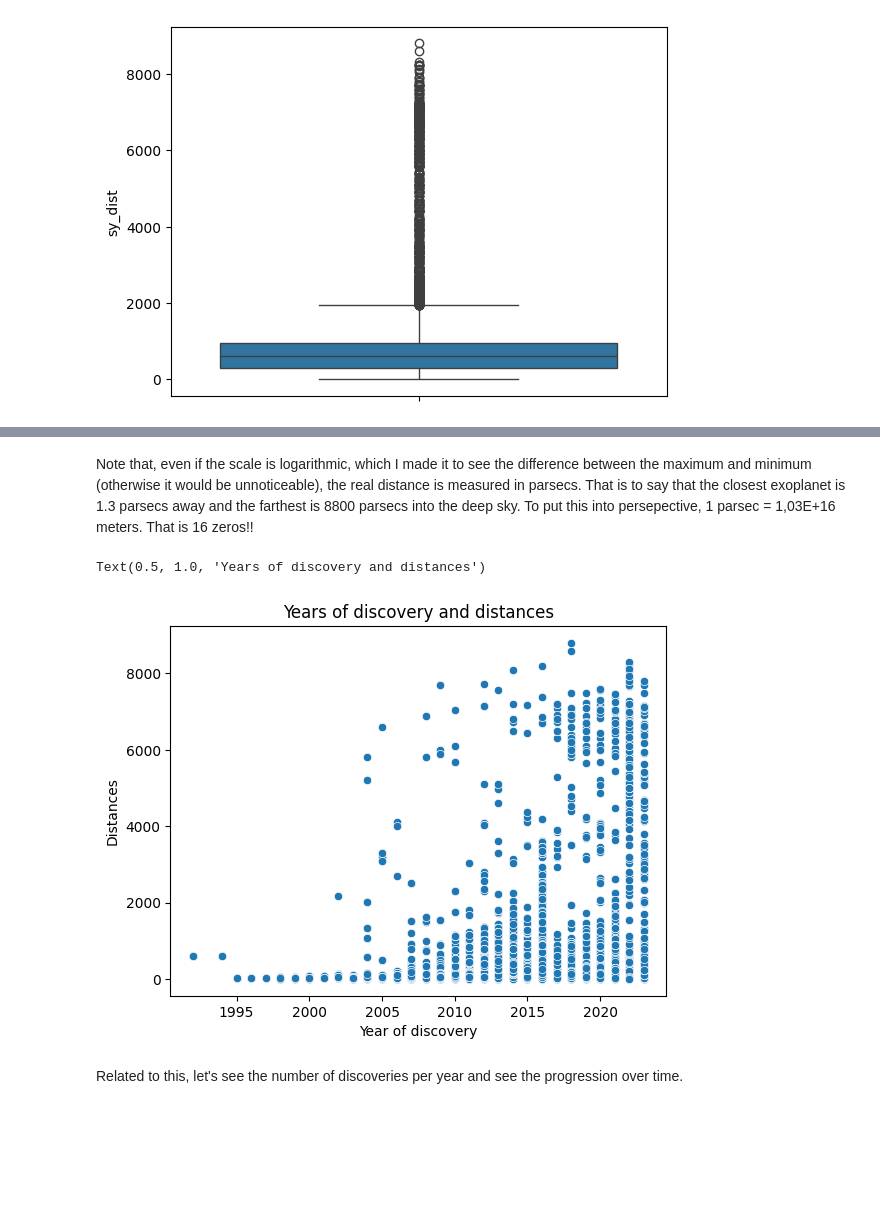
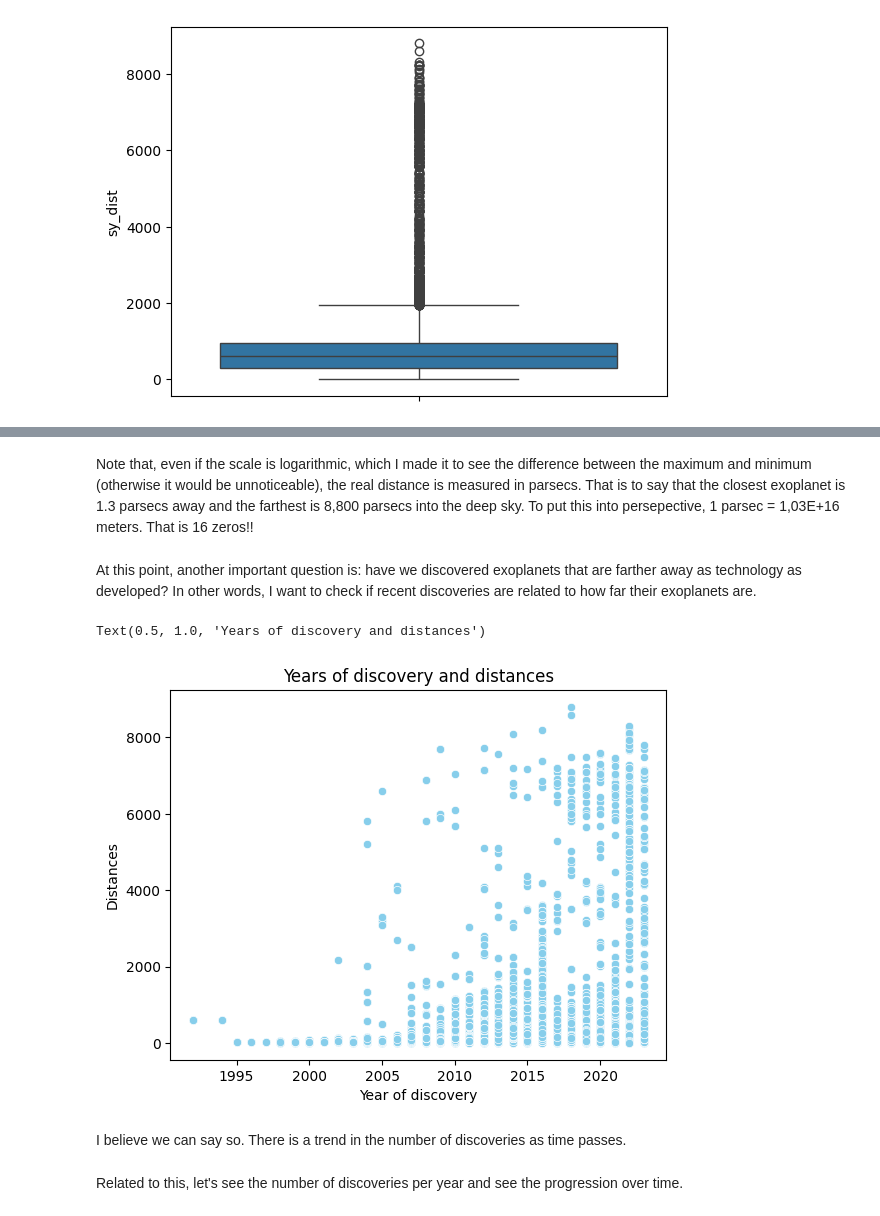
Before and after one commit to AlejandroBlancoFernandez/ExoplanetEDA, a Jupyter notebook: ExoplanetEDA.ipynb, the cells around one changed output, grey strips where cells are left out. Drawn from its saved outputs; the diff is of its cells as text; code cells hidden in the pictures; blank space fills up the shorter version.

```diff
--- a/ExoplanetEDA.ipynb
+++ b/ExoplanetEDA.ipynb
@@ -527,14 +568,18 @@ Text(0.5, 1.0, 'Farthest and closest exoplanets')
 # %% [markdown]
-Note that, even if the scale is logarithmic, which I made it to see the difference between the maximum and minimum (otherwise it would be unnoticeable), the real distance is measured in parsecs. That is to say that the closest exoplanet is 1.3 parsecs away and the farthest is 8800 parsecs into the deep sky. To put this into persepective, 1 parsec = 1,03E+16 meters. That is 16 zeros!!
+Note that, even if the scale is logarithmic, which I made it to see the difference between the maximum and minimum (otherwise it would be unnoticeable), the real distance is measured in parsecs. That is to say that the closest exoplanet is 1.3 parsecs away and the farthest is 8,800 parsecs into the deep sky. To put this into persepective, 1 parsec = 1,03E+16 meters. That is 16 zeros!!
+# %% [markdown]
+At this point, another important question is: have we discovered exoplanets that are farther away as technology as developed? In other words, I want to check if recent discoveries are related to how far their exoplanets are.
 # %%
 # Distances and the year of discovery
-sns.scatterplot(x='disc_year', y='sy_dist', data=df)
+sns.scatterplot(x='disc_year', y='sy_dist', data=df, color='skyblue')
 plt.xlabel('Year of discovery')
 plt.ylabel('Distances')
 plt.title('Years of discovery and distances')
 # %% [output]
 Text(0.5, 1.0, 'Years of discovery and distances')
-[figure, old version]
+[figure, new version]
+# %% [markdown]
+I believe we can say so. There is a trend in the number of discoveries as time passes.
 # %% [markdown]
 Related to this, let's see the number of discoveries per year and see the progression over time.
 # %%
```
Also changed, not shown: parts of 30 cells of this notebook.
